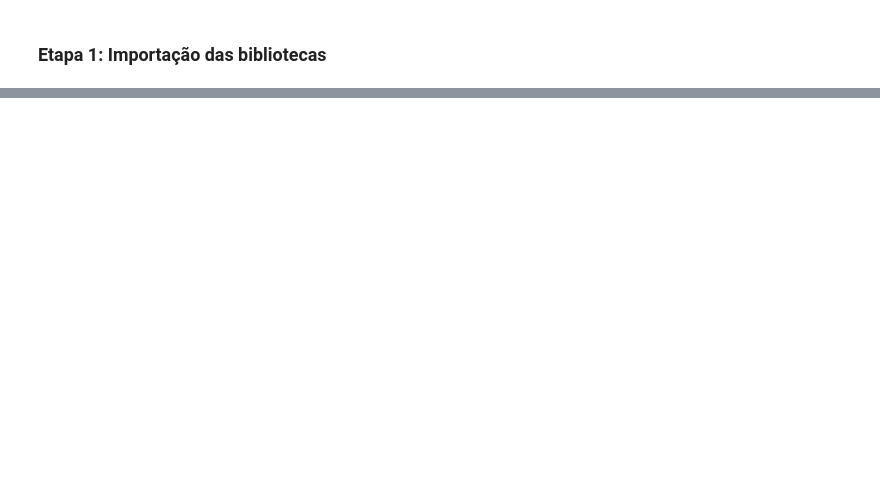
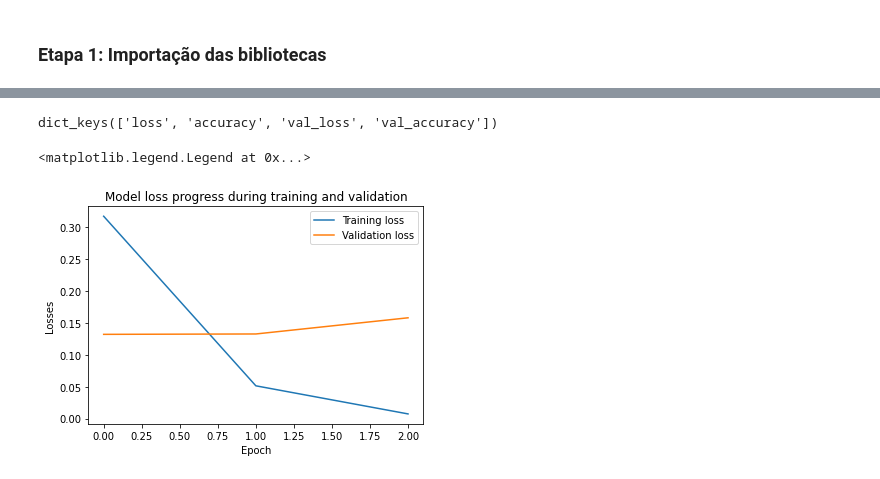
Before and after one commit to alexcamargoweb/wrseg-2020, a Jupyter notebook: notebooks/train_wrseg-2020.ipynb, the cells around one changed output, grey strips where cells are left out. Cells and saved outputs as stored; diff of their text form; code cells hidden in the pictures; blank space fills up the shorter version.

```diff
--- a/notebooks/train_wrseg-2020.ipynb
+++ b/notebooks/train_wrseg-2020.ipynb
@@ -444,0 +161,6 @@ array([[0.4746826]], dtype=float32)
+# %%
+# Realiza o preenchimento
+noticias = pad_sequences(noticias,
+                         value = 0,
+                         padding = 'post',
+                         maxlen = max_len)
@@ -444,0 +281,13 @@ array([[0.4746826]], dtype=float32)
+# %%
+# Parâmetros da rede neural (podem ser usados os valores default da classe)
+# Importante: é aconselhável fazer um tuning destes parâmetros
+
+vocab_size = tokenizer.vocab_size # vocabulário
+emb_dim = 200 # matriz de embeddings
+nb_filters = 100 # filtros
+ffn_units = 256 # neurônios na camada escondida (densa)
+batch_size = 64 # tamanho da amostra de atualização
+nb_classes = len(set(Y_train)) # quantidade de classes (somente para visualização)
+print(nb_classes)
+dropout_rate = 0.2 # inativa 20% dos neurônios
+nb_epochs = 3 # épocas de treinamento
@@ -444,0 +324,17 @@ array([[0.4746826]], dtype=float32)
+# %%
+# Conversão do tipo de dados para long antes de executar o treinamento
+
+X_train = X_train.astype(np.int64)
+Y_train = Y_train.astype(np.int64)
+X_test  = X_test.astype(np.int64)
+Y_test  = Y_test.astype(np.int64)
+# %%
+# Realiza o treinamento em si no dataset
+history = Dcnn.fit(X_train, Y_train,
+                   batch_size = batch_size,
+                   epochs = nb_epochs,
+                   verbose = 1,
+                   validation_split = 0.10) # cria uma base de dados de validação
+
+# Salva o checkpoint final
+ckpt_manager.save()
@@ -444,0 +405,18 @@ array([[0.4746826]], dtype=float32)
+# %%
+# Geração dos gráficos de treinamento
+
+# Atributos disponíveis
+history.history.keys()
+# %% [output]
+dict_keys(['loss', 'accuracy', 'val_loss', 'val_accuracy'])
+# %%
+# Gráfico da função de perda (quanto menor, melhor)
+plt.plot(history.history['loss'])
+plt.plot(history.history['val_loss'])
+plt.title('Model loss progress during training and validation')
+plt.xlabel('Epoch')
+plt.ylabel('Loss')
+plt.legend(['Training loss', 'Validation loss'])
+# %% [output]
+<matplotlib.legend.Legend at 0x...>
+[figure, added]
```
Also changed, not shown: parts of 113 cells of this notebook.
